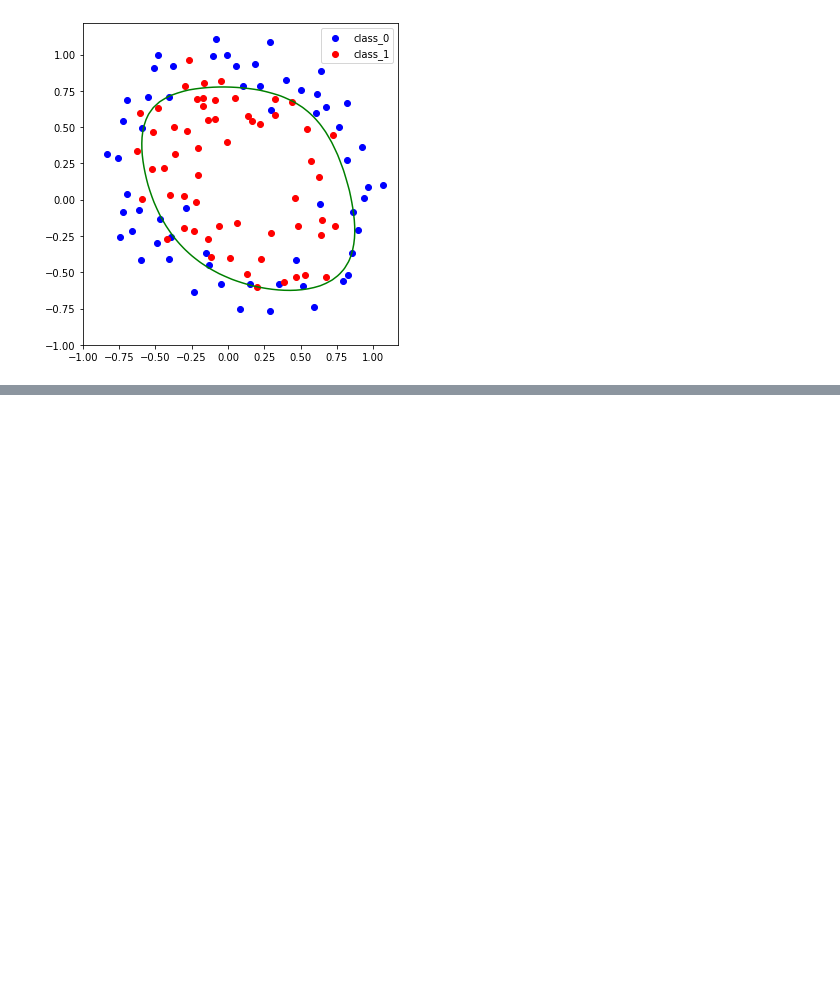
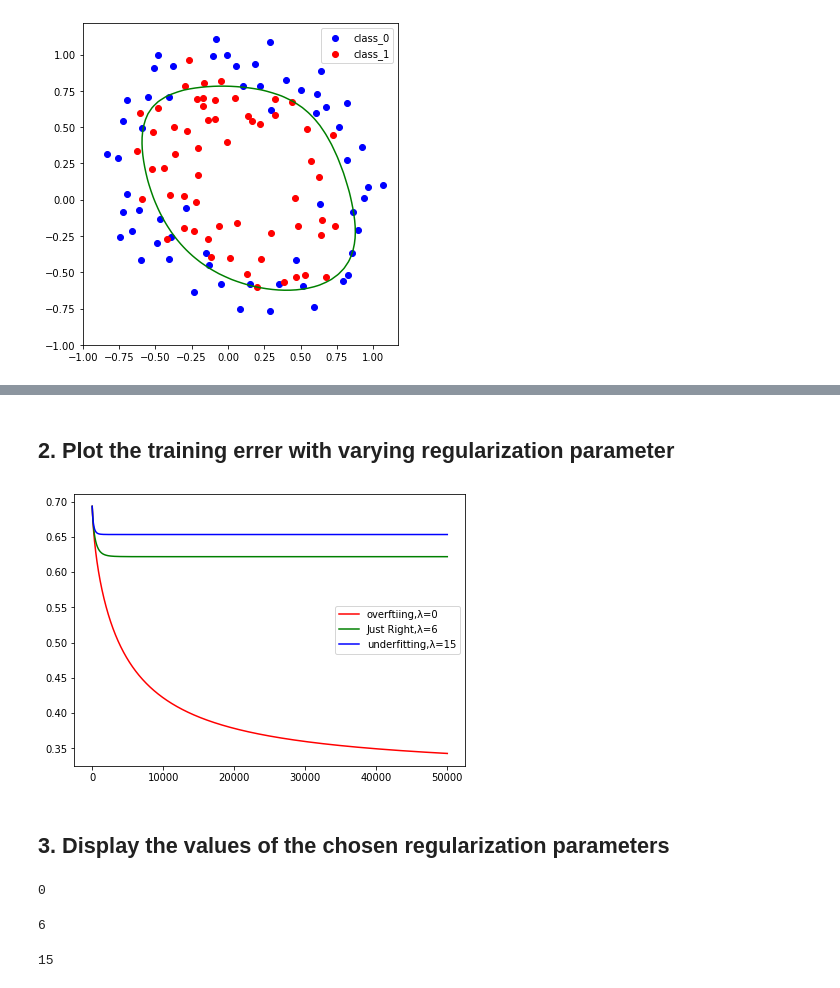
Before and after one commit to chunghyunhee/class_Machine_learing, a Jupyter notebook: assignment_7.ipynb, the cells around one changed output, grey strips where cells are left out. Cells and saved outputs as stored; diff of their text form; code cells hidden in the pictures; blank space fills up the shorter version.

```diff
--- a/assignment_7.ipynb
+++ b/assignment_7.ipynb
@@ -286,0 +266,27 @@ plt.show()
+# %% [markdown]
+## 2. Plot the training errer with varying regularization parameter
+# %%
+# cost값 plotting
+plt.figure(figsize=(7, 5))
+plt.plot(range(len(J_history)),J_history,'r',label = 'overftiing,λ=0') #lambda = 0인 경우 : overfitting
+plt.plot(range(len(J_history1)),J_history1,'g', label ='Just Right,λ=6') #lambda = 3인 경우 : Just right
+plt.plot(range(len(J_history2)),J_history2,'b', label = 'underfitting,λ=15') #lambda = 15인 경우 : underfitting
+plt.legend()
+plt.show()
+# %% [output]
+[figure, added]
+# %% [markdown]
+## 3. Display the values of the chosen regularization parameters
+# %%
+from termcolor import colored
+print(colored(L, 'red')) #overfitting일 때 람다값
+# %% [output]
+0
+# %%
+print(colored(L1, 'green')) #Just right일 때 람다값
+# %% [output]
+6
+# %%
+print(colored(L2, 'blue')) #underfitting일 때 람다값
+# %% [output]
+15
```
Also changed, not shown: parts of 31 cells of this notebook.
